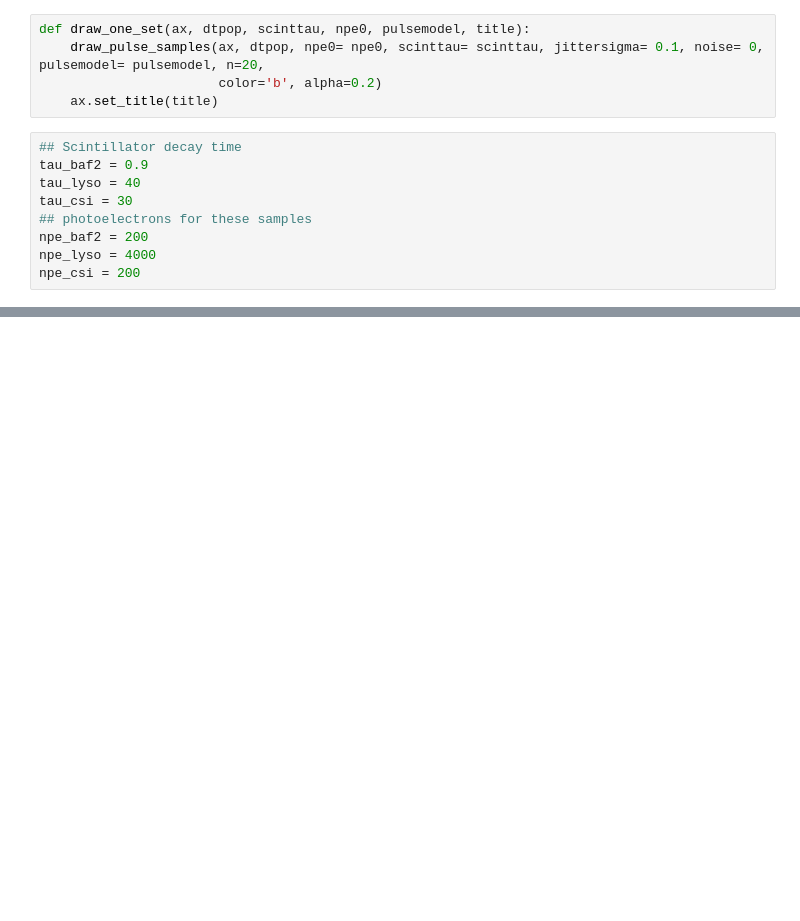
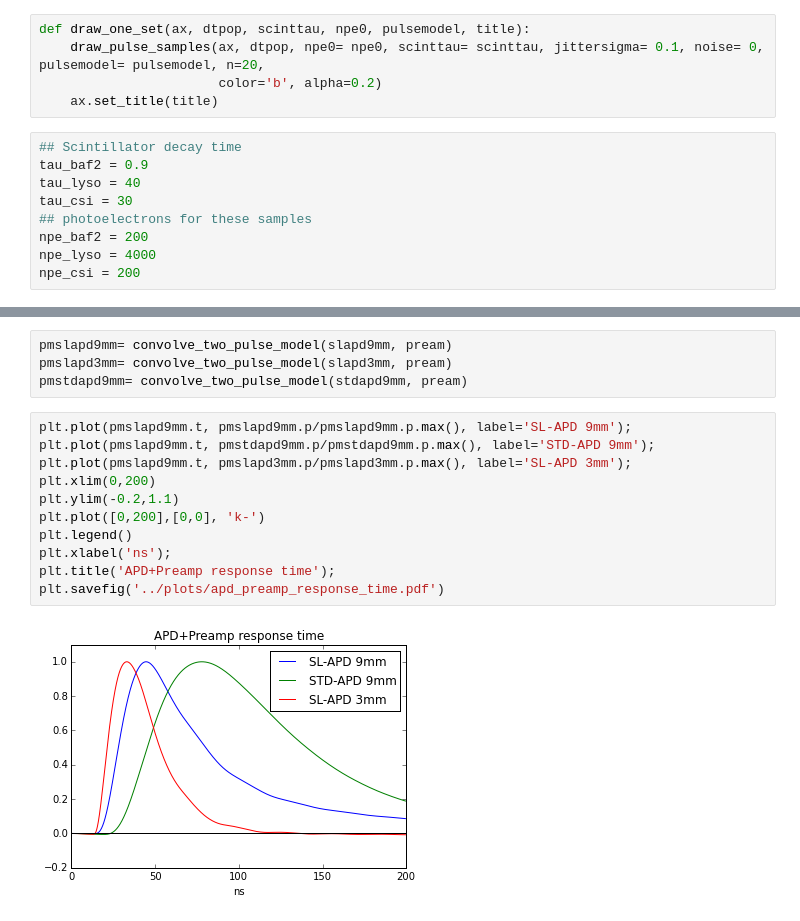
Before and after one commit to gitcheng/rayTraceNotebook, a Jupyter notebook: photon_arrival_time_colls2.ipynb, the cells around one changed output, grey strips where cells are left out. Saved outputs shown, nothing was run; the diff lists cells and outputs as text; blank space fills up the shorter version.

```diff
--- a/photon_arrival_time_colls2.ipynb
+++ b/photon_arrival_time_colls2.ipynb
@@ -128 +146,18 @@ slapd3mm = fill_pmodel_gaps(slapd3mm, ndivs=5)
+# %%
+pmslapd9mm= convolve_two_pulse_model(slapd9mm, pream)
+pmslapd3mm= convolve_two_pulse_model(slapd3mm, pream)
+pmstdapd9mm= convolve_two_pulse_model(stdapd9mm, pream)
+# %%
+plt.plot(pmslapd9mm.t, pmslapd9mm.p/pmslapd9mm.p.max(), label='SL-APD 9mm');
+plt.plot(pmslapd9mm.t, pmstdapd9mm.p/pmstdapd9mm.p.max(), label='STD-APD 9mm');
+plt.plot(pmslapd9mm.t, pmslapd3mm.p/pmslapd3mm.p.max(), label='SL-APD 3mm');
+plt.xlim(0,200)
+plt.ylim(-0.2,1.1)
+plt.plot([0,200],[0,0], 'k-')
+plt.legend()
+plt.xlabel('ns');
+plt.title('APD+Preamp response time');
+plt.savefig('../plots/apd_preamp_response_time.pdf')
+# %% [output]
+[figure, added]
 # %%
```
Also changed, not shown: parts of 5 cells of this notebook, 10 other files.
